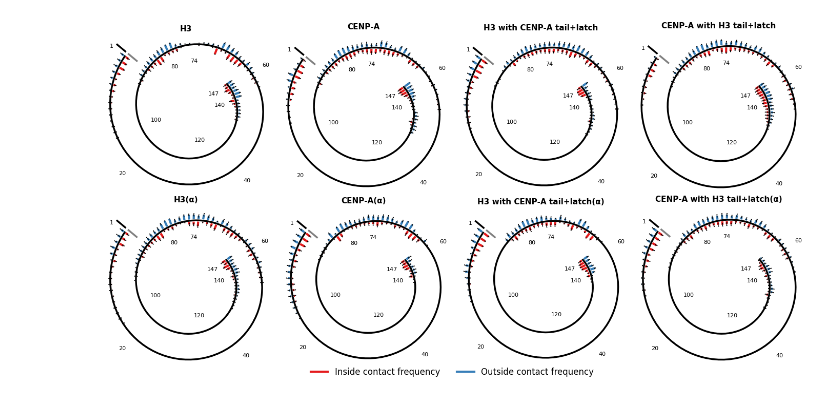
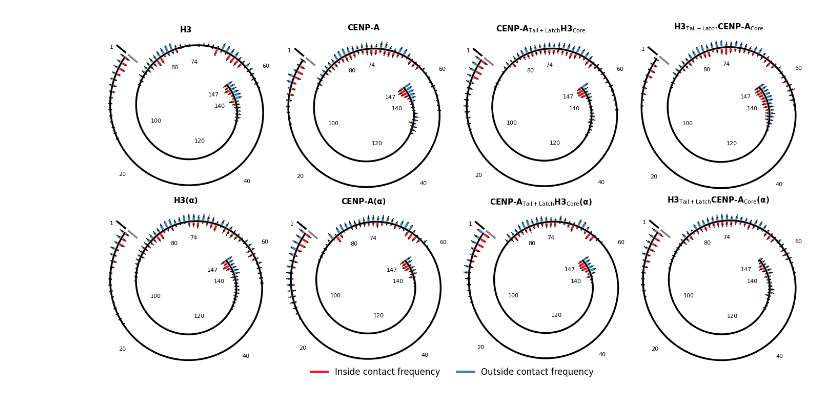
Before and after one commit to WereszczynskiGroup/supplemental-data-cenpa-2026, a Jupyter notebook: analysis_scripts/all_atom/Spiral_Contacts/plot_spiral_all_atom.ipynb, the cells around one changed output. Saved outputs shown, nothing was run; the diff lists cells and outputs as text; code cells hidden in the pictures.

```diff
--- a/analysis_scripts/all_atom/Spiral_Contacts/plot_spiral_all_atom.ipynb
+++ b/analysis_scripts/all_atom/Spiral_Contacts/plot_spiral_all_atom.ipynb
@@ -35,12 +35,12 @@ grid_systems = [
 titles = {
     "H3": "H3",
     "cenpa": "CENP-A",
-    "ltH3core": "H3 with CENP-A tail+latch",
-    "ltcenpacore": "CENP-A with H3 tail+latch",
+    "ltH3core": "CENP-A$_{\\mathrm{Tail+Latch}}$H3$_{\\mathrm{Core}}$",
+    "ltcenpacore": "H3$_{\\mathrm{Tail+Latch}}$CENP-A$_{\\mathrm{Core}}$",
     "CSH3": "H3(\u03B1)",
     "CScenpa": "CENP-A(\u03B1)",
-    "CSltH3core": "H3 with CENP-A tail+latch(\u03B1)",
-    "CSltcenpacore": "CENP-A with H3 tail+latch(\u03B1)"
+    "CSltH3core": "CENP-A$_{\\mathrm{Tail+Latch}}$H3$_{\\mathrm{Core}}$(\u03B1)",
+    "CSltcenpacore": "H3$_{\\mathrm{Tail+Latch}}$CENP-A$_{\\mathrm{Core}}$(\u03B1)"
 }
 
 # -----------------------------
@@ -76,7 +76,7 @@ for idx, ax in enumerate(axes):
         continue
 
     # Load data
-    file_path = f"{system}/{system}tail_contacts_inside_outside_freq_SEM.dat"
+    file_path = f"{system}/tail_contacts_inside_outside_freq_SEM.dat"
     df = pd.read_csv(file_path, delim_whitespace=True)
 
     inside_freq = np.zeros(num_bp)
@@ -205,31 +205,31 @@ for idx, ax in enumerate(axes):
             # place labels outside max data bar length
             label_offset = MAX_BAR_LENGTH + 0.05
             if i >= 73:  # inside spiral for bases 74+
                 label_offset *= -1
             label_x = x + vec_unit[0]*label_offset
             label_y = y + vec_unit[1]*label_offset
             ax.text(label_x, label_y, str(i+1), fontsize=label_fs, ha="center", va="center")
 
     ax.set_title(titles[system], fontsize=subtitle_fs, fontweight="bold")
     ax.set_aspect("equal")
     ax.axis("off")
 
 # After the loop over axes and plotting everything
 fig.legend(
     handles=[
         Line2D([0], [0], color=colors_inside, lw=3, label="Inside contact frequency"),
         Line2D([0], [0], color=colors_outside, lw=3, label="Outside contact frequency")
     ],
     loc='lower center',   # places legend at bottom center of figure
     ncol=2,               # two columns in the legend
     fontsize=12,
     frameon=False,
     bbox_to_anchor=(0.5, -0.02)  # adjust vertical position below subplots
 )
 
 plt.tight_layout()
 plt.savefig("spiral_contacts_AA_allsystems.pdf", dpi=300)
 plt.savefig("spiral_contacts_AA_allsystems.png", dpi=300)
 plt.show()
 # %% [output]
-[figure, old version]
+[figure, new version]
```
Also changed, not shown: 5 other files.
